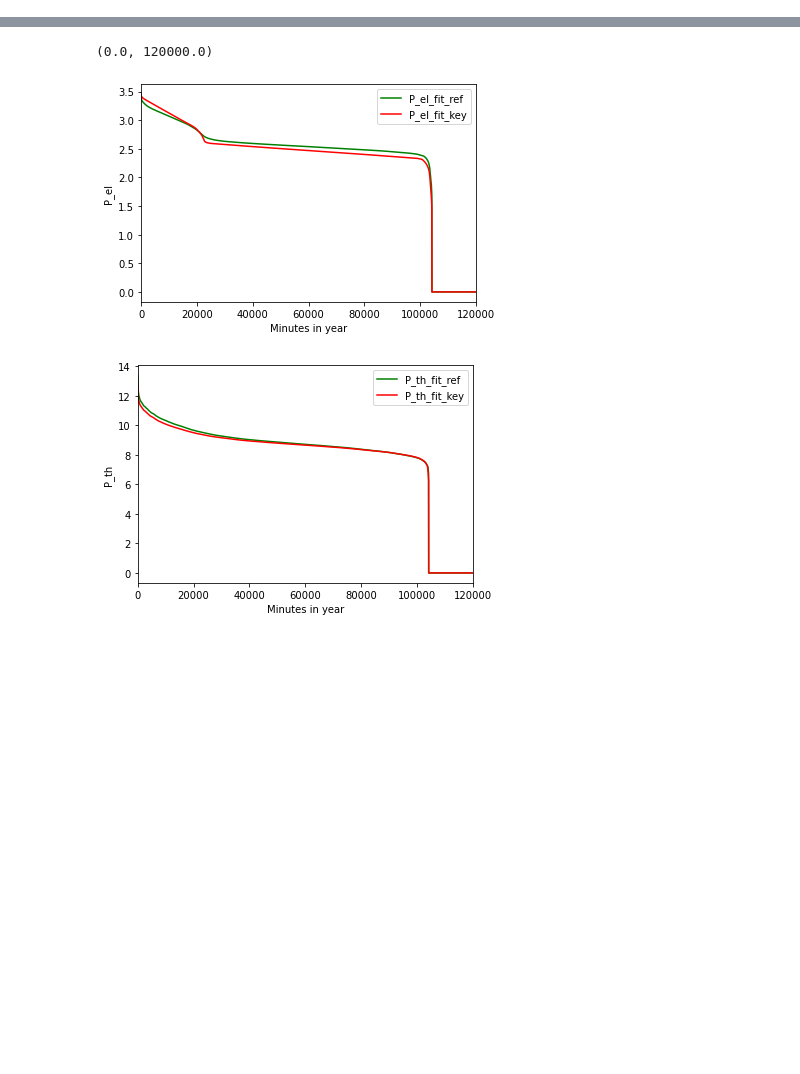
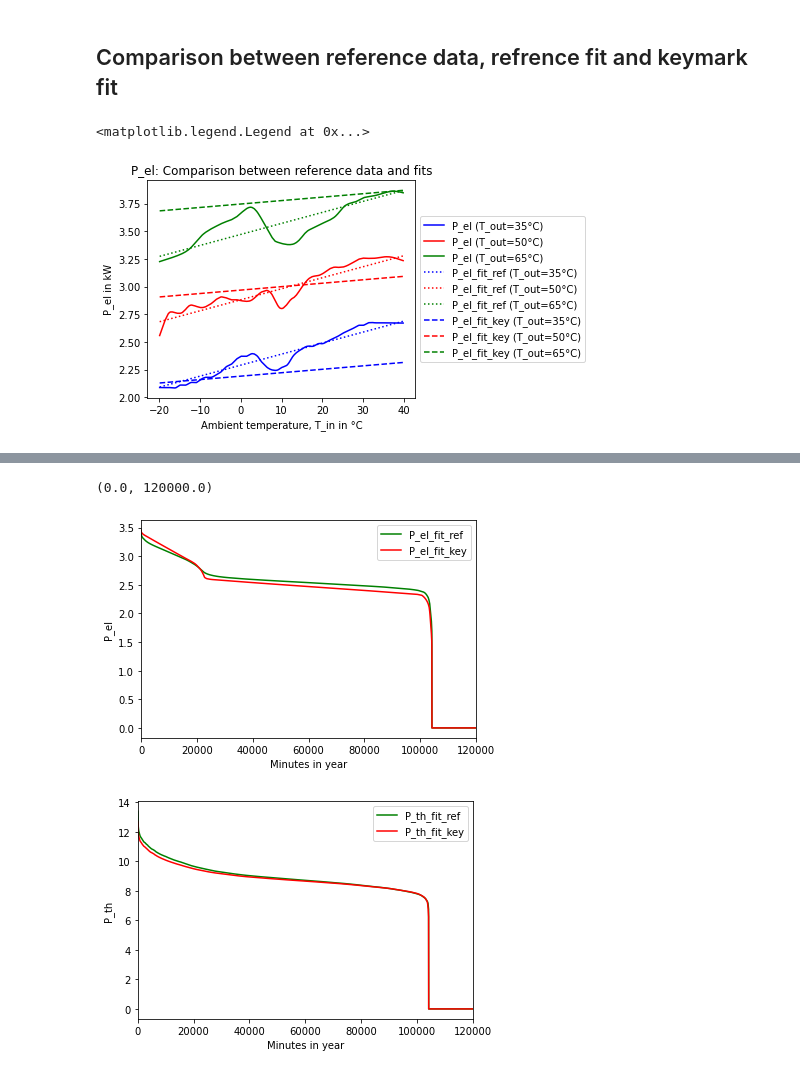
Before and after one commit to FZJ-IEK3-VSA/hplib, a Jupyter notebook: validation/StiebelEltronWPL13/heatpump_wpl13_validation.ipynb, the cells around one changed output, grey strips where cells are left out. Drawn from its saved outputs; the diff is of its cells as text; code cells hidden in the pictures; blank space fills up the shorter version.

```diff
--- a/validation/StiebelEltronWPL13/heatpump_wpl13_validation.ipynb
+++ b/validation/StiebelEltronWPL13/heatpump_wpl13_validation.ipynb
@@ -334,0 +126,50 @@ data = pd.read_csv('Test-Year.csv', delimiter=';', decimal=',')
+# %%
+variables=['P_el', 'P_th', 'COP']
+for var in variables:
+    # with reference data
+    vars()[var+'_para_ref'] = fit_simple(data_ref['T_in'],data_ref['T_out'],data_ref[var])
+    data_ref[var+'_fit'] = func_simple(globals()[var+'_para_ref'], data_ref['T_in'], data_ref['T_out'])
+    data_ref[var+'_fit_err'] = (data_ref[var+'_fit'] - data_ref[var]) / data_ref[var] * 100
+    d = {'ref': [data_ref[var+'_fit_err'].mean(), data_ref[var+'_fit_err'].max(), data_ref[var+'_fit_err'].min()]}
+    vars()[var+'_err'] = pd.DataFrame(d, index=['mean', 'max', 'min'])
+    # with keymark data
+    vars()[var+'_para_key'] = fit_simple(data_key['T_in'],data_key['T_out'],data_key[var])
+    data_key[var+'_fit'] = func_simple(globals()[var+'_para_key'], data_key['T_in'], data_key['T_out'])
+    data_key[var+'_fit_err'] = (data_key[var+'_fit'] - data_key[var]) / data_key[var] * 100
+    d = data_key[var+'_fit_err'].mean(), data_key[var+'_fit_err'].max(), data_key[var+'_fit_err'].min()
+    vars()[var+'_err']['key'] = d
+
+# Save parameters
+para_ref = pd.DataFrame(index=['p1', 'p2', 'p3'])
+para_key = pd.DataFrame(index=['p1', 'p2', 'p3'])
+para_ref['P_el']=P_el_para_ref
+para_key['P_el']=P_el_para_key
+para_ref['P_th']=P_th_para_ref
+para_key['P_th']=P_th_para_key
+para_ref['COP']=COP_para_ref
+para_key['COP']=COP_para_key
+# %% [markdown]
+## Comparison between reference data, refrence fit and keymark fit
+# %%
+# Calculation for P_el
+data_ref['P_el_fit_ref'] = func_simple(para_ref['P_el'], data_ref['T_in'], data_ref['T_out'])
+data_ref['P_el_fit_key'] = func_simple(para_key['P_el'], data_ref['T_in'], data_ref['T_out'])
+# Plot
+fig, axes = plt.subplots(nrows=1, ncols=1)
+data_ref[data_ref['T_out']==35].plot(ax=axes, x='T_in', y='P_el', kind='line', label='P_el (T_out=35°C)', c='Blue', title='P_el: Comparison between reference data and fits')
+data_ref[data_ref['T_out']==50].plot(ax=axes, x='T_in', y='P_el', kind='line', label='P_el (T_out=50°C)', c='Red')
+data_ref[data_ref['T_out']==65].plot(ax=axes, x='T_in', y='P_el', kind='line', label='P_el (T_out=65°C)', c='Green')
+data_ref[data_ref['T_out']==35].plot(ax=axes, x='T_in', y='P_el_fit_ref', kind='line', label='P_el_fit_ref (T_out=35°C)', c='Blue', linestyle=':')
+data_ref[data_ref['T_out']==50].plot(ax=axes, x='T_in', y='P_el_fit_ref', kind='line', label='P_el_fit_ref (T_out=50°C)', c='Red', linestyle=':')
+data_ref[data_ref['T_out']==65].plot(ax=axes, x='T_in', y='P_el_fit_ref', kind='line', label='P_el_fit_ref (T_out=65°C)', c='Green', linestyle=':')
+data_ref[data_ref['T_out']==35].plot(ax=axes, x='T_in', y='P_el_fit_key', kind='line', label='P_el_fit_key (T_out=35°C)', c='Blue', linestyle='--')
+data_ref[data_ref['T_out']==50].plot(ax=axes, x='T_in', y='P_el_fit_key', kind='line', label='P_el_fit_key (T_out=50°C)', c='Red', linestyle='--')
+data_ref[data_ref['T_out']==65].plot(ax=axes, x='T_in', y='P_el_fit_key', kind='line', label='P_el_fit_key (T_out=65°C)', c='Green', linestyle='--')
+axes.set_xlabel("Ambient temperature, T_in in °C")
+axes.set_ylabel("P_el in kW")
+box = axes.get_position()
+axes.set_position([box.x0, box.y0, box.width * 0.8, box.height])
+axes.legend(loc='center left', bbox_to_anchor=(1, 0.5))
+# %% [output]
+<matplotlib.legend.Legend at 0x...>
+[figure, added]
```
Also changed, not shown: parts of 49 cells of this notebook, 4 other files.
